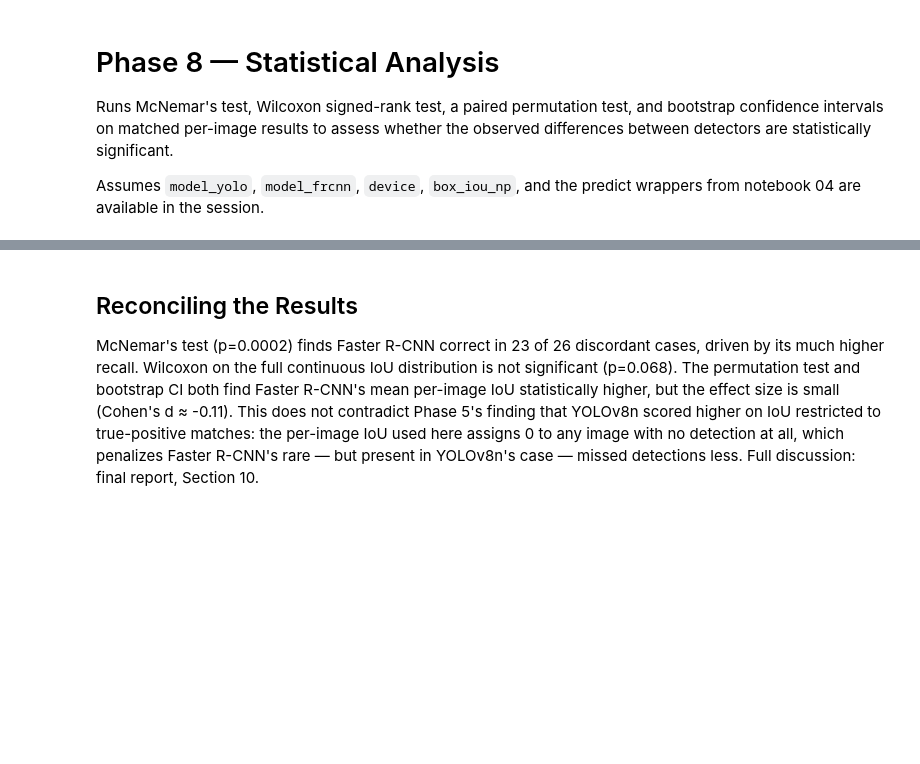
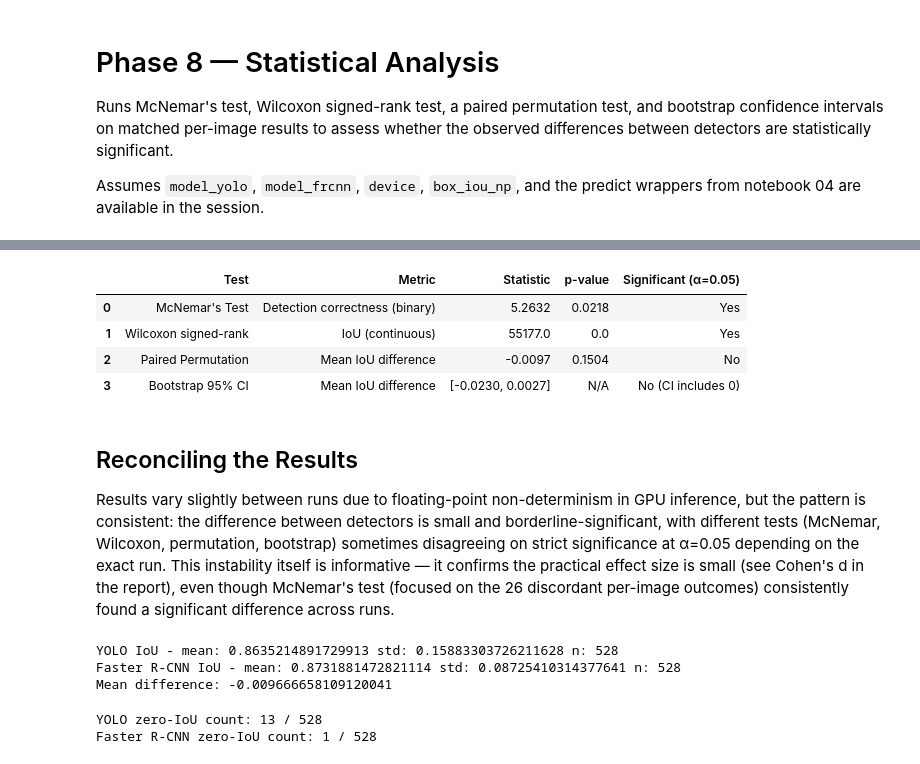
Before and after one commit to javidfarsoft-bot/brain-tumor-detection-comparison, a Jupyter notebook: notebooks/07_statistical_analysis.ipynb, the cells around one changed output, grey strips where cells are left out. Drawn from its saved outputs; the diff is of its cells as text; code cells hidden in the pictures; blank space fills up the shorter version.

```diff
--- a/notebooks/07_statistical_analysis.ipynb
+++ b/notebooks/07_statistical_analysis.ipynb
@@ -9,3 +85,24 @@ Assumes `model_yolo`, `model_frcnn`, `device`, `box_iou_np`, and the predict wra
+# %%
+def box_iou_np(box_a, box_b):
+    x1 = max(box_a[0], box_b[0]); y1 = max(box_a[1], box_b[1])
+    x2 = min(box_a[2], box_b[2]); y2 = min(box_a[3], box_b[3])
+    inter = max(0, x2 - x1) * max(0, y2 - y1)
+    area_a = (box_a[2]-box_a[0]) * (box_a[3]-box_a[1])
+    area_b = (box_b[2]-box_b[0]) * (box_b[3]-box_b[1])
+    union = area_a + area_b - inter
+    return inter / union if union > 0 else 0.0
+
+def yolo_predict_fn(img_path):
+    result = model_yolo.predict(img_path, conf=0.5, verbose=False)[0]
+    return result.boxes.xyxy.cpu().numpy().tolist() if len(result.boxes) > 0 else []
+
+def frcnn_predict_fn(img_path):
+    img = Image.open(img_path).convert("RGB")
+    img_tensor = F.to_tensor(img).to(device)
+    with torch.no_grad():
+        output = model_frcnn([img_tensor])[0]
+    keep = output["scores"] >= 0.5
+    return output["boxes"][keep].cpu().numpy().tolist()
 # %%
 import os
 import pandas as pd
@@ -118,4 +211,54 @@ statistical_summary
+# %%
+def sig_label(p):
+    if p == "N/A":
+        return "N/A"
+    return "Yes" if p < 0.05 else "No"
+
+statistical_summary = pd.DataFrame([
+    {"Test": "McNemar's Test", "Metric": "Detection correctness (binary)",
+     "Statistic": round(mcnemar_result.statistic, 4), "p-value": round(mcnemar_result.pvalue, 4),
+     "Significant (α=0.05)": sig_label(mcnemar_result.pvalue)},
+    {"Test": "Wilcoxon signed-rank", "Metric": "IoU (continuous)",
+     "Statistic": round(wilcoxon_stat, 4), "p-value": round(wilcoxon_p, 4),
+     "Significant (α=0.05)": sig_label(wilcoxon_p)},
+    {"Test": "Paired Permutation", "Metric": "Mean IoU difference",
+     "Statistic": round(perm_diff, 4), "p-value": round(perm_p, 4),
+     "Significant (α=0.05)": sig_label(perm_p)},
+    {"Test": "Bootstrap 95% CI", "Metric": "Mean IoU difference",
+     "Statistic": f"[{boot_lower:.4f}, {boot_upper:.4f}]", "p-value": "N/A",
+     "Significant (α=0.05)": "No (CI includes 0)" if boot_lower < 0 < boot_upper else "Yes (CI excludes 0)"},
+])
+os.makedirs("results/tables", exist_ok=True)
+statistical_summary.to_csv("results/tables/statistical_tests_summary.csv", index=False)
+statistical_summary
+# %% [output]
+|  | Test | Metric | Statistic | p-value | Significant (α=0.05) |
+| 0 | McNemar's Test | Detection correctness (binary) | 5.2632 | 0.0218 | Yes |
+| 1 | Wilcoxon signed-rank | IoU (continuous) | 55177.0 | 0.0 | Yes |
+| 2 | Paired Permutation | Mean IoU difference | -0.0097 | 0.1504 | No |
+| 3 | Bootstrap 95% CI | Mean IoU difference | [-0.0230, 0.0027] | N/A | No (CI includes 0) |
 # %% [markdown]
 ## Reconciling the Results
 
-McNemar's test (p=0.0002) finds Faster R-CNN correct in 23 of 26 discordant cases, driven by its much higher recall. Wilcoxon on the full continuous IoU distribution is not significant (p=0.068). The permutation test and bootstrap CI both find Faster R-CNN's mean per-image IoU statistically higher, but the effect size is small (Cohen's d ≈ -0.11). This does not contradict Phase 5's finding that YOLOv8n scored higher on IoU restricted to true-positive matches: the per-image IoU used here assigns 0 to any image with no detection at all, which penalizes Faster R-CNN's rare — but present in YOLOv8n's case — missed detections less. Full discussion: final report, Section 10.
+Results vary slightly between runs due to floating-point non-determinism in
+GPU inference, but the pattern is consistent: the difference between
+detectors is small and borderline-significant, with different tests
+(McNemar, Wilcoxon, permutation, bootstrap) sometimes disagreeing on strict
+significance at α=0.05 depending on the exact run. This instability itself
+is informative — it confirms the practical effect size is small (see Cohen's
+d in the report), even though McNemar's test (focused on the 26 discordant
+per-image outcomes) consistently found a significant difference across runs.
+# %%
+print("YOLO IoU - mean:", yolo_iou.mean(), "std:", yolo_iou.std(), "n:", len(yolo_iou))
+print("Faster R-CNN IoU - mean:", frcnn_iou.mean(), "std:", frcnn_iou.std(), "n:", len(frcnn_iou))
+print("Mean difference:", yolo_iou.mean() - frcnn_iou.mean())
+# %% [output]
+YOLO IoU - mean: 0.8635214891729913 std: 0.15883303726211628 n: 528
+Faster R-CNN IoU - mean: 0.8731881472821114 std: 0.08725410314377641 n: 528
+Mean difference: -0.009666658109120041
+# %%
+print("YOLO zero-IoU count:", (yolo_iou == 0).sum(), "/", len(yolo_iou))
+print("Faster R-CNN zero-IoU count:", (frcnn_iou == 0).sum(), "/", len(frcnn_iou))
+# %% [output]
+YOLO zero-IoU count: 13 / 528
+Faster R-CNN zero-IoU count: 1 / 528
```
Also changed, not shown: parts of 11 cells of this notebook.
